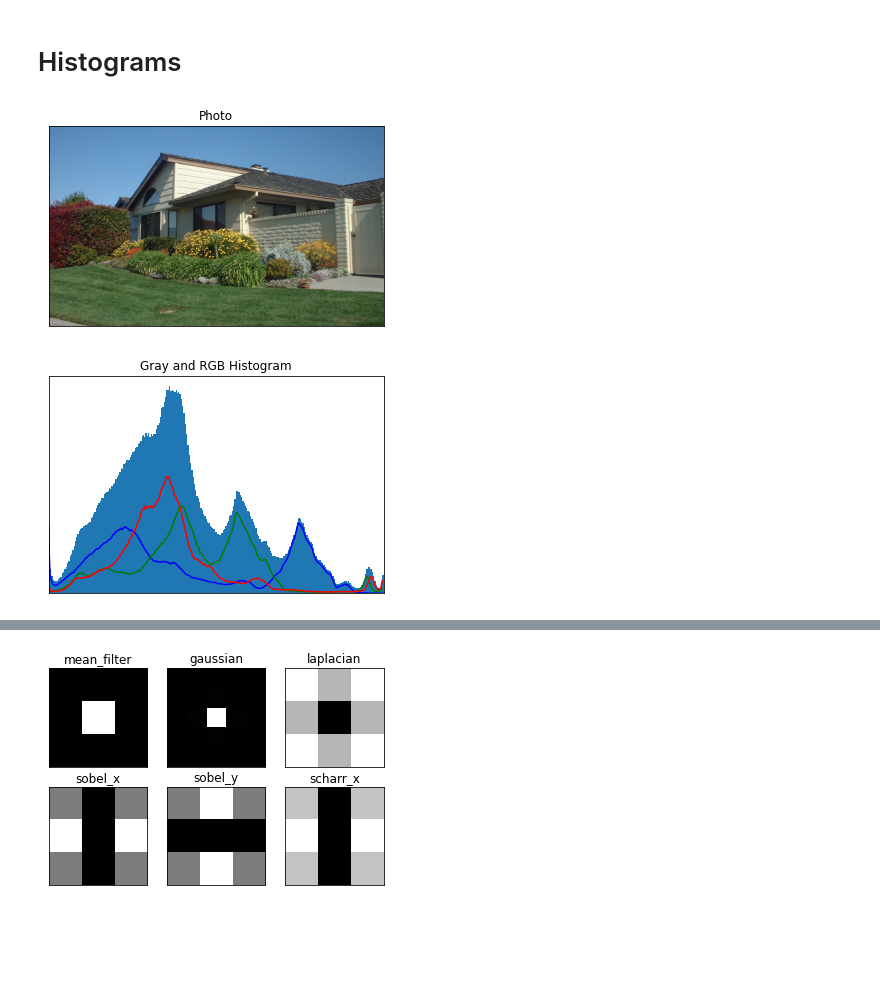
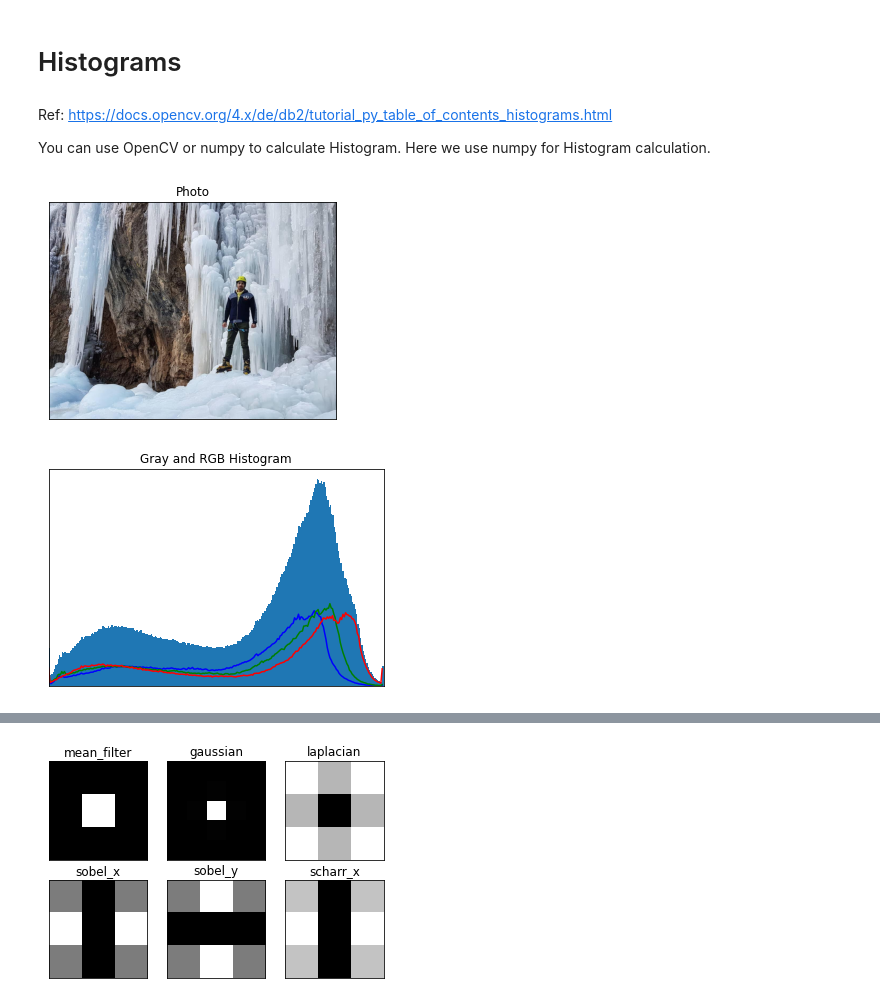
Before and after one commit to farrokhkarimi/OpenCV, a Jupyter notebook: Getting_Started_with_OpenCV.ipynb, the cells around one changed output, grey strips where cells are left out. Saved outputs shown, nothing was run; the diff lists cells and outputs as text; code cells hidden in the pictures; blank space fills up the shorter version.

```diff
--- a/Getting_Started_with_OpenCV.ipynb
+++ b/Getting_Started_with_OpenCV.ipynb
@@ -18,6 +61,6 @@ messi = cv2.imdecode(arr, cv2.IMREAD_COLOR)
 # %%
-# display an image using matplotlib
-# plt.imshow(img) shown an image with wrong colorspace
-plt.imshow(cv2.cvtColor(messi, cv2.COLOR_BGR2RGB))
+# plt.imshow(img) shown an image with wrong colorspace. we should correct the colorspace
+image = cv2.cvtColor(image, cv2.COLOR_BGR2RGB)
+plt.imshow(image)
 # %% [output]
 <matplotlib.image.AxesImage at 0x...>
@@ -82,2 +176,7 @@ plt.imshow(cv2.cvtColor(img, cv2.COLOR_BGR2RGB))
 # %% [markdown]
 # Basic Operations on Images
+# %%
+messi5 = io.imread('https://github.com/opencv/opencv/blob/master/samples/data/messi5.jpg?raw=true')
+messi = messi5.copy()
+plt.imshow(messi)
+plt.show()
@@ -195,9 +324,7 @@ plt.imshow(cv2.cvtColor(dst, cv2.COLOR_BGR2RGB))
 # Image Thresholding
 # %%
 # Simple Thresholding
-req = urllib.request.urlopen('https://raw.githubusercontent.com/opencv/opencv/master/samples/data/gradient.png')
-arr = np.asarray(bytearray(req.read()), dtype=np.uint8)
-img = cv2.imdecode(arr, cv2.IMREAD_COLOR)
+img = io.imread('https://github.com/opencv/opencv/blob/master/samples/data/gradient.png?raw=true')
 ret,thresh1 = cv2.threshold(img,127,255,cv2.THRESH_BINARY)
 ret,thresh2 = cv2.threshold(img,127,255,cv2.THRESH_BINARY_INV)
 ret,thresh3 = cv2.threshold(img,127,255,cv2.THRESH_TRUNC)
@@ -219,9 +346,7 @@ plt.show()
 # %%
 # Adaptive Thresholding
-req = urllib.request.urlopen('https://aishack.in/static/img/tut/sudoku-original.jpg')
-arr = np.asarray(bytearray(req.read()), dtype=np.uint8)
-img = cv2.imdecode(arr, cv2.IMREAD_COLOR)
-img = cv2.cvtColor(img, cv2.COLOR_BGR2GRAY)
+img = io.imread('https://github.com/opencv/opencv/blob/master/samples/data/sudoku.png?raw=true')
+img = cv2.cvtColor(img, cv2.COLOR_RGB2GRAY)
 img = cv2.medianBlur(img,5)
 
 ret,th1 = cv2.threshold(img,127,255,cv2.THRESH_BINARY)
@@ -464,22 +475,24 @@ image, contours, hierarchy = cv2.findContours(thresh,cv2.RETR_TREE,cv2.CHAIN_APP
 # %% [markdown]
 # Histograms
+# %% [markdown]
+Ref: https://docs.opencv.org/4.x/de/db2/tutorial_py_table_of_contents_histograms.html
+
+You can use OpenCV or numpy to calculate Histogram. Here we use numpy for Histogram calculation.
 # %%
-req = urllib.request.urlopen('https://upload.wikimedia.org/wikipedia/commons/8/8f/%24700%2C000_Home.jpg')
-arr = np.asarray(bytearray(req.read()), dtype=np.uint8)
-img = cv2.imdecode(arr, cv2.IMREAD_COLOR)
+img = image.copy()
 
 plt.figure()
-plt.imshow(cv2.cvtColor(img, cv2.COLOR_BGR2RGB))
+plt.imshow(img)
 plt.title('Photo'), plt.xticks([]), plt.yticks([])
 plt.figure()
 plt.hist(img.ravel(),256,[0,256])
 plt.title('Gray and RGB Histogram'), plt.xticks([]), plt.yticks([])
 color = ('b','g','r')
 for i,col in enumerate(color):
     histr = cv2.calcHist([img],[i],None,[256],[0,256])
     plt.plot(histr,color = col)
     plt.xlim([0,256])
 plt.show()
 # %% [output]
-[figure, old version]
+[figure, new version]
-[figure, old version]
+[figure, new version]
```
Also changed, not shown: parts of 99 cells of this notebook.
